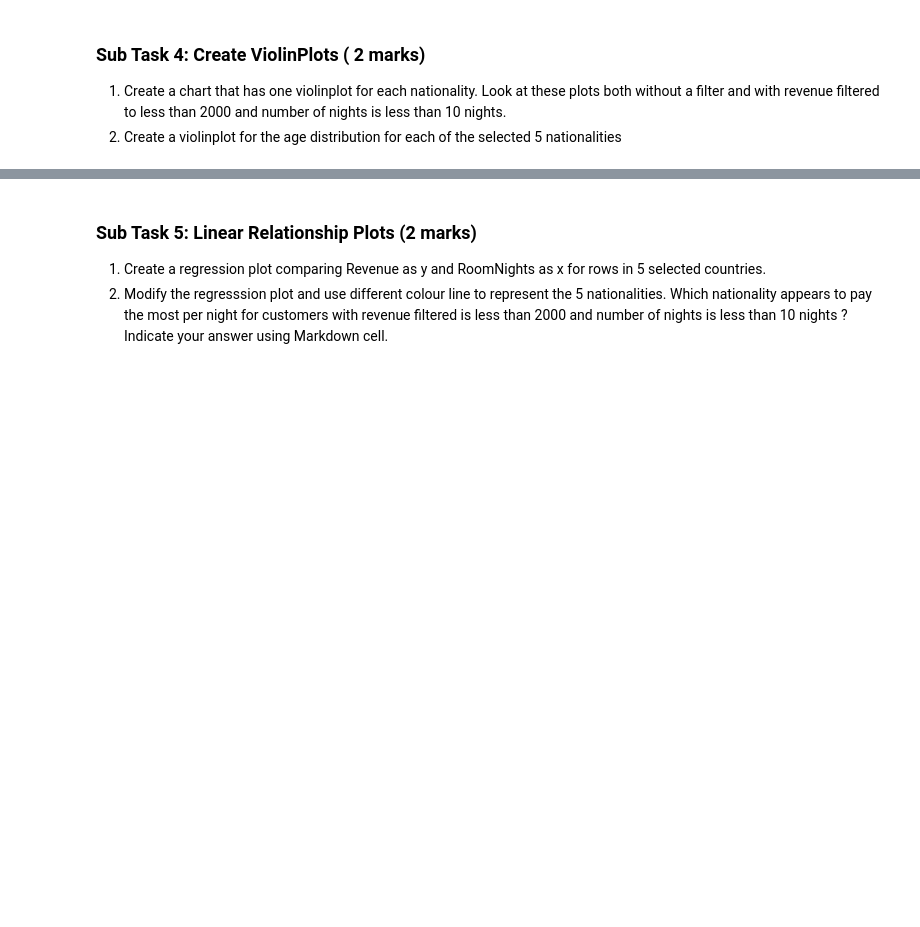
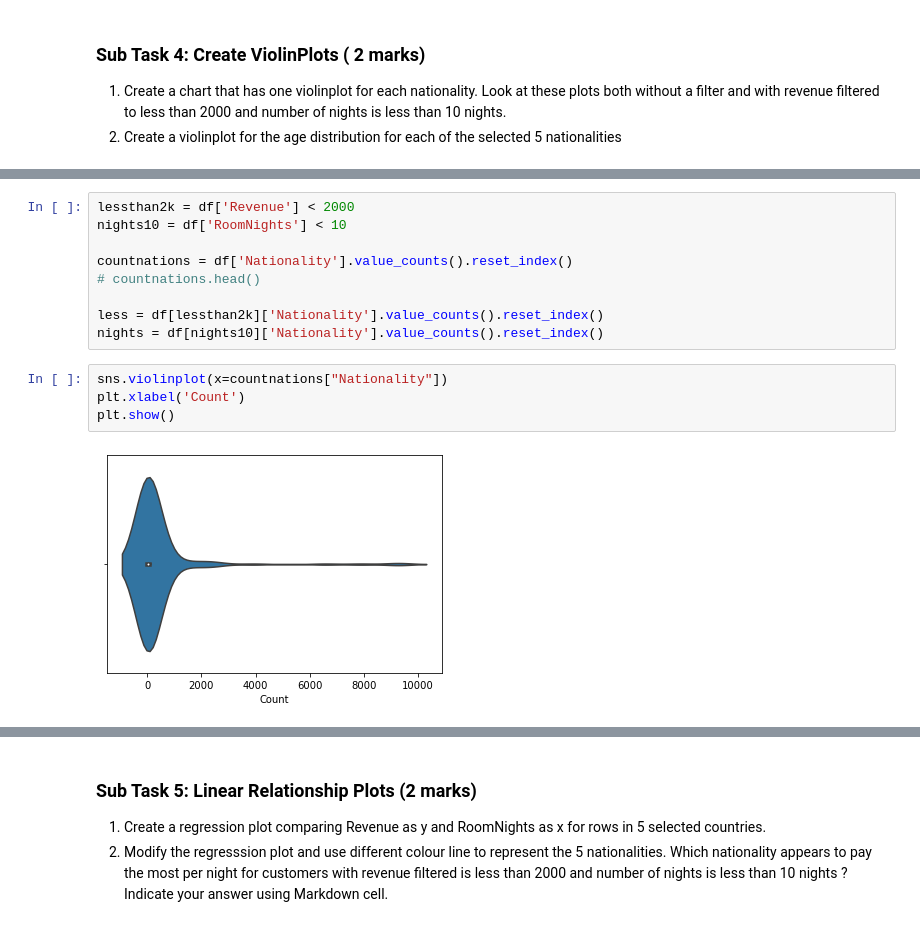
Before and after one commit to zow1e/adv, a Jupyter notebook: Task 2/assignment_task2_student.ipynb, the cells around one changed output, grey strips where cells are left out. Drawn from its saved outputs; the diff is of its cells as text; blank space fills up the shorter version.

```diff
--- a/Task 2/assignment_task2_student.ipynb
+++ b/Task 2/assignment_task2_student.ipynb
@@ -21,0 +161,15 @@ Create a single boxplot of Revenue for the selected 5 countries, where nightly r
+# %%
+lessthan2k = df['Revenue'] < 2000
+nights10 = df['RoomNights'] < 10
+
+countnations = df['Nationality'].value_counts().reset_index()
+# countnations.head()
+
+less = df[lessthan2k]['Nationality'].value_counts().reset_index()
+nights = df[nights10]['Nationality'].value_counts().reset_index()
+# %%
+sns.violinplot(x=countnations["Nationality"])
+plt.xlabel('Count')
+plt.show()
+# %% [output]
+[figure, added]
```
Also changed, not shown: parts of 25 cells of this notebook.
